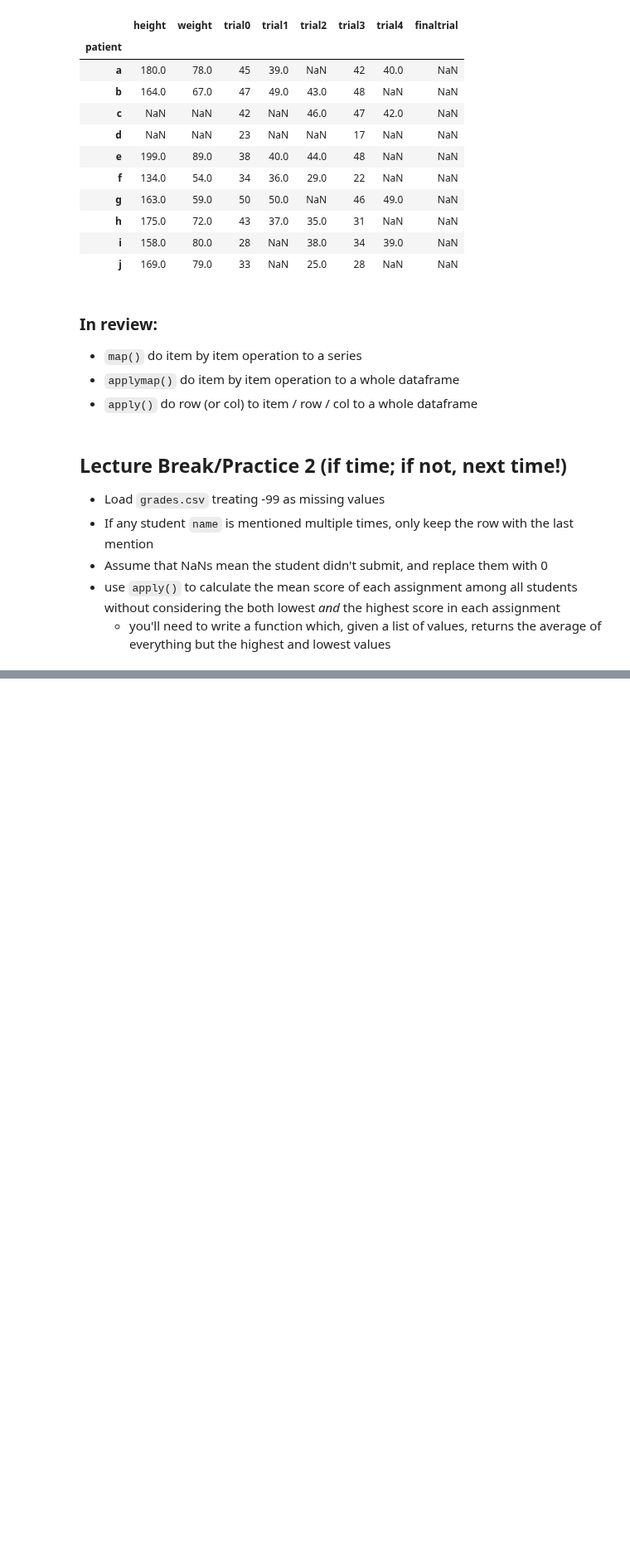
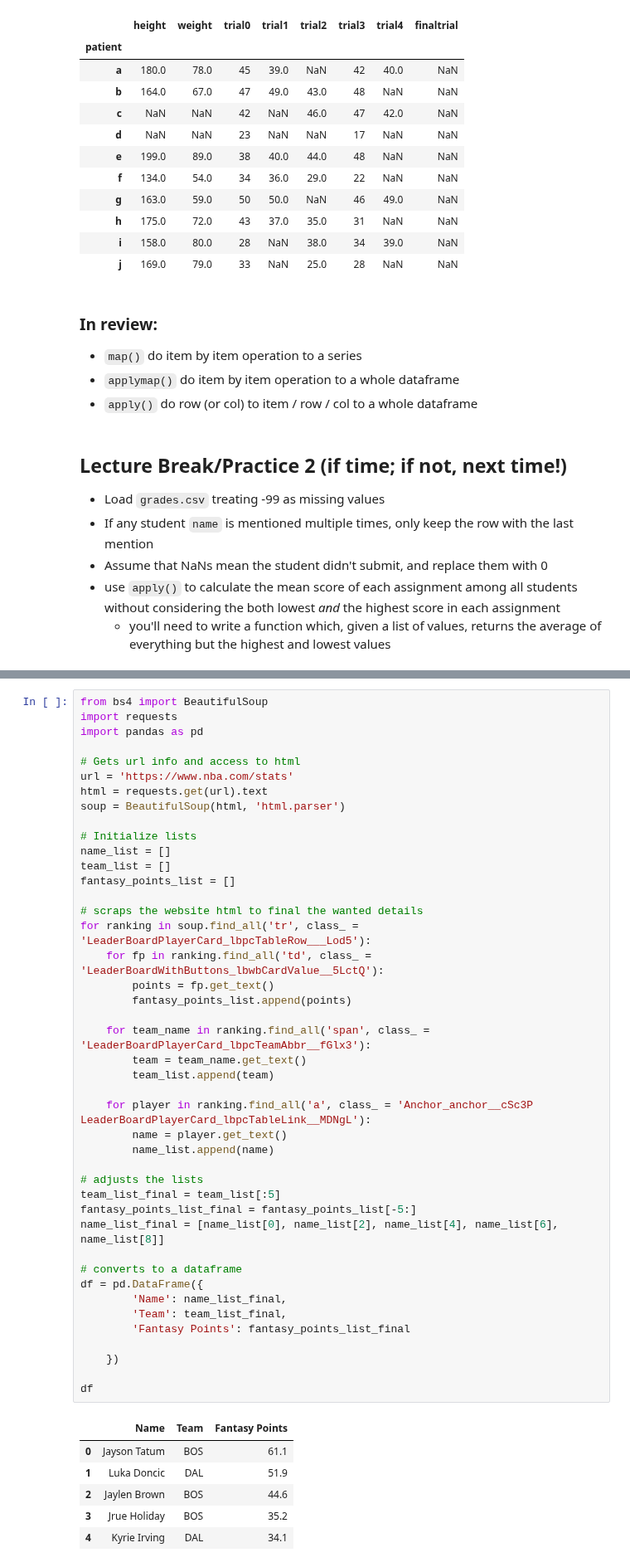
Before and after one commit to nickw0ng/DS3000, a Jupyter notebook: Lectures/lecture10-instructor.ipynb, the cells around one changed output, grey strips where cells are left out. Shown at 83% size. Cells and saved outputs as stored; diff of their text form; blank space fills up the shorter version.

```diff
--- a/Lectures/lecture10-instructor.ipynb
+++ b/Lectures/lecture10-instructor.ipynb
@@ -1092,0 +1176,50 @@ df_miss
+# %%
+from bs4 import BeautifulSoup
+import requests
+import pandas as pd
+
+# Gets url info and access to html
+url = 'https://www.nba.com/stats'
+html = requests.get(url).text
+soup = BeautifulSoup(html, 'html.parser')
+
+# Initialize lists
+name_list = []
+team_list = []
+fantasy_points_list = []
+
+# scraps the website html to final the wanted details
+for ranking in soup.find_all('tr', class_ = 'LeaderBoardPlayerCard_lbpcTableRow___Lod5'):
+    for fp in ranking.find_all('td', class_ = 'LeaderBoardWithButtons_lbwbCardValue__5LctQ'):
+        points = fp.get_text()
+        fantasy_points_list.append(points)
+
+    for team_name in ranking.find_all('span', class_ = 'LeaderBoardPlayerCard_lbpcTeamAbbr__fGlx3'):
+        team = team_name.get_text()
+        team_list.append(team)
+
+    for player in ranking.find_all('a', class_ = 'Anchor_anchor__cSc3P LeaderBoardPlayerCard_lbpcTableLink__MDNgL'):
+        name = player.get_text()
+        name_list.append(name)
+
+# adjusts the lists
+team_list_final = team_list[:5]
+fantasy_points_list_final = fantasy_points_list[-5:]
+name_list_final = [name_list[0], name_list[2], name_list[4], name_list[6], name_list[8]]
+
+# converts to a dataframe
+df = pd.DataFrame({
+        'Name': name_list_final,
+        'Team': team_list_final,
+        'Fantasy Points': fantasy_points_list_final
+
+    })
+
+df
+# %% [output]
+|  | Name | Team | Fantasy Points |
+| 0 | Jayson Tatum | BOS | 61.1 |
+| 1 | Luka Doncic | DAL | 51.9 |
+| 2 | Jaylen Brown | BOS | 44.6 |
+| 3 | Jrue Holiday | BOS | 35.2 |
+| 4 | Kyrie Irving | DAL | 34.1 |
```
Also changed, not shown: parts of 3 cells of this notebook, 4 other files.
